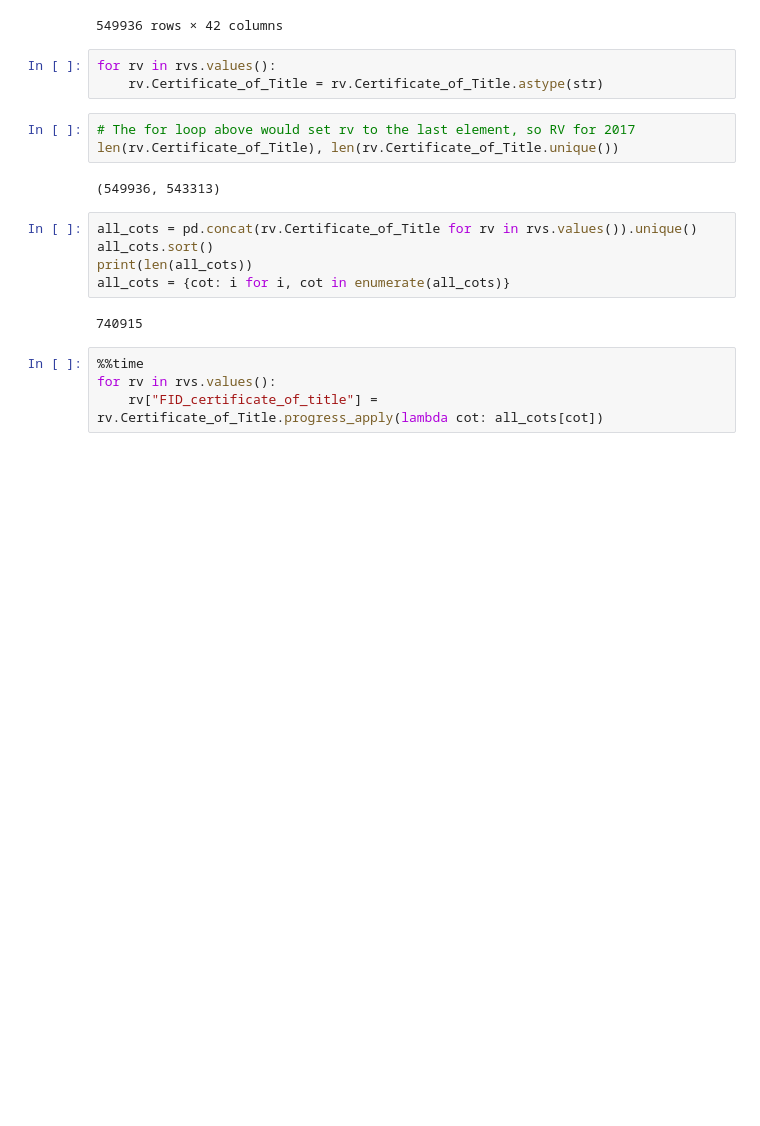
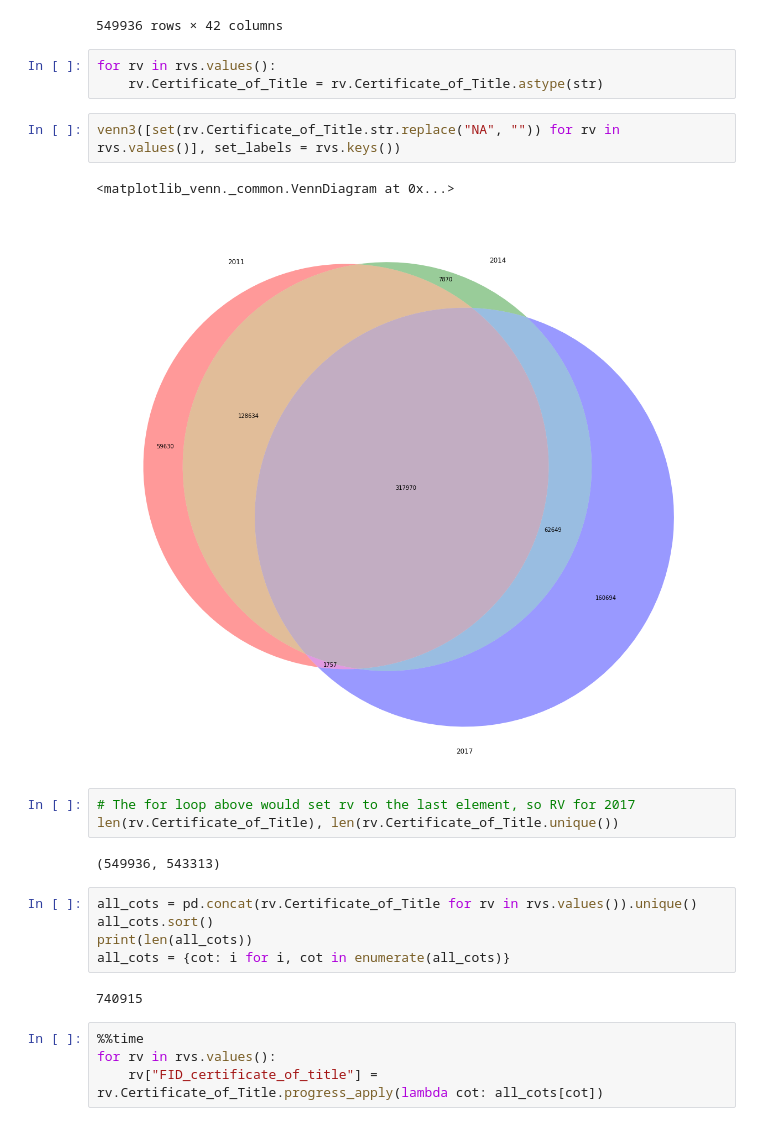
Before and after one commit to UoA-eResearch/auckland-housing, a Jupyter notebook: phase4.ipynb, the cells around one changed output. Saved outputs shown, nothing was run; the diff lists cells and outputs as text; blank space fills up the shorter version.

Commit message:
phase4: venn diagram, implementing phase1 matching strategies

```diff
--- a/phase4.ipynb
+++ b/phase4.ipynb
@@ -64,6 +69,11 @@ rvs[2017]
 # %%
 for rv in rvs.values():
     rv.Certificate_of_Title = rv.Certificate_of_Title.astype(str)
+# %%
+venn3([set(rv.Certificate_of_Title.str.replace("NA", "")) for rv in rvs.values()], set_labels = rvs.keys())
+# %% [output]
+<matplotlib_venn._common.VennDiagram at 0x...>
+[figure, added]
 # %%
 # The for loop above would set rv to the last element, so RV for 2017
 len(rv.Certificate_of_Title), len(rv.Certificate_of_Title.unique())
```
Also changed, not shown: parts of 51 cells of this notebook, 1 other file.
